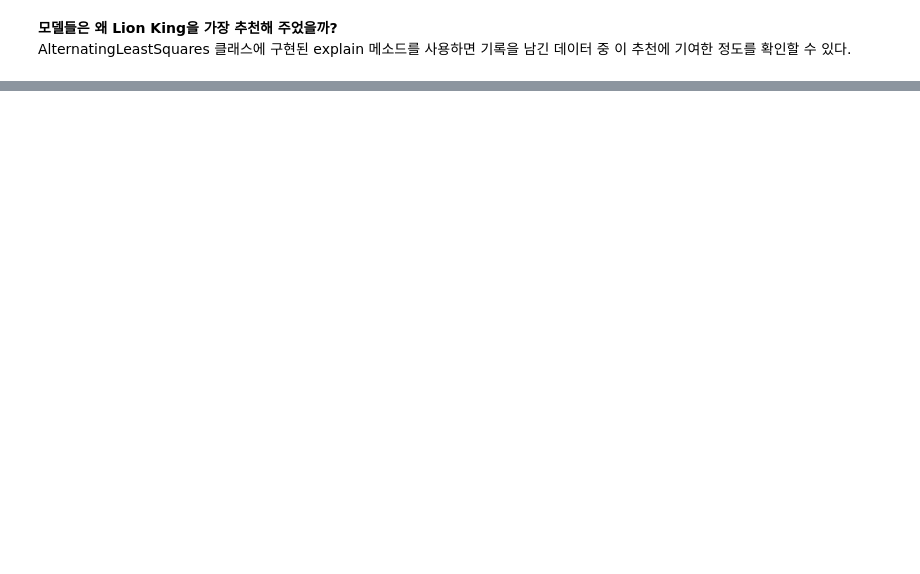
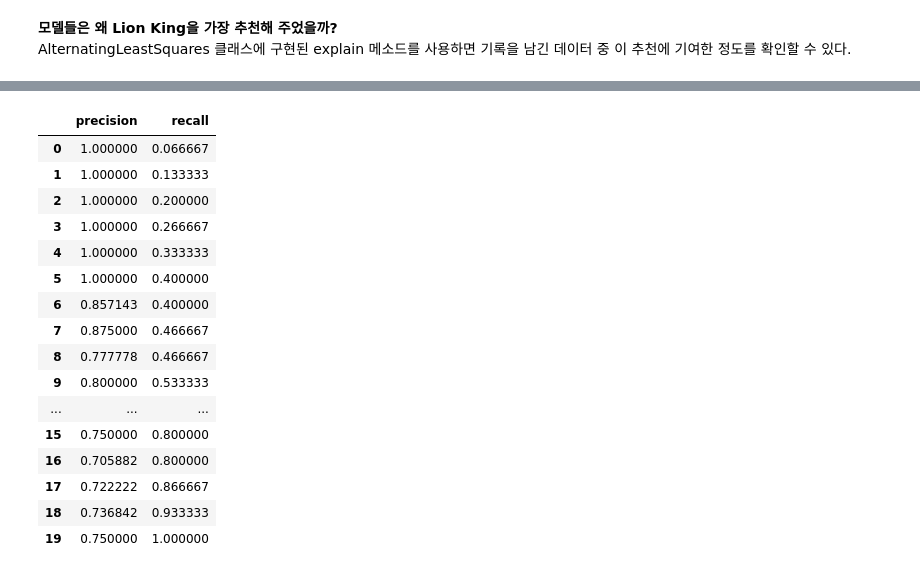
Before and after one commit to p2yeong/AIFFEL-Study, a Jupyter notebook: exploration/E9_recommend_movies.ipynb, the cells around one changed output, grey strips where cells are left out. Saved outputs shown, nothing was run; the diff lists cells and outputs as text; code cells hidden in the pictures; blank space fills up the shorter version.

```diff
--- a/exploration/E9_recommend_movies.ipynb
+++ b/exploration/E9_recommend_movies.ipynb
@@ -524,0 +665,29 @@ https://danthetech.netlify.app/DataScience/evaluation-metrics-for-recommendation
+# %%
+recoms = [1,1,1,1,1,1,0,1,0,1,0,1,1,0,1,1,0,1,1,1]  # N = 20
+NUM_ACTUAL_ADDED_ACCT = 15
+precs = []
+recalls = []
+
+for indx, rec in enumerate(recoms):
+    precs.append(sum(recoms[:indx+1])/(indx+1))
+    recalls.append(sum(recoms[:indx+1])/NUM_ACTUAL_ADDED_ACCT)
+
+pd.DataFrame({'precision':precs, 'recall':recalls})
+# %% [output]
+|  | precision | recall |
+| 0 | 1.000000 | 0.066667 |
+| 1 | 1.000000 | 0.133333 |
+| 2 | 1.000000 | 0.200000 |
+| 3 | 1.000000 | 0.266667 |
+| 4 | 1.000000 | 0.333333 |
+| 5 | 1.000000 | 0.400000 |
+| 6 | 0.857143 | 0.400000 |
+| 7 | 0.875000 | 0.466667 |
+| 8 | 0.777778 | 0.466667 |
+| 9 | 0.800000 | 0.533333 |
+| ... | ... | ... |
+| 15 | 0.750000 | 0.800000 |
+| 16 | 0.705882 | 0.800000 |
+| 17 | 0.722222 | 0.866667 |
+| 18 | 0.736842 | 0.933333 |
+| 19 | 0.750000 | 1.000000 |
```
Also changed, not shown: parts of 43 cells of this notebook.
